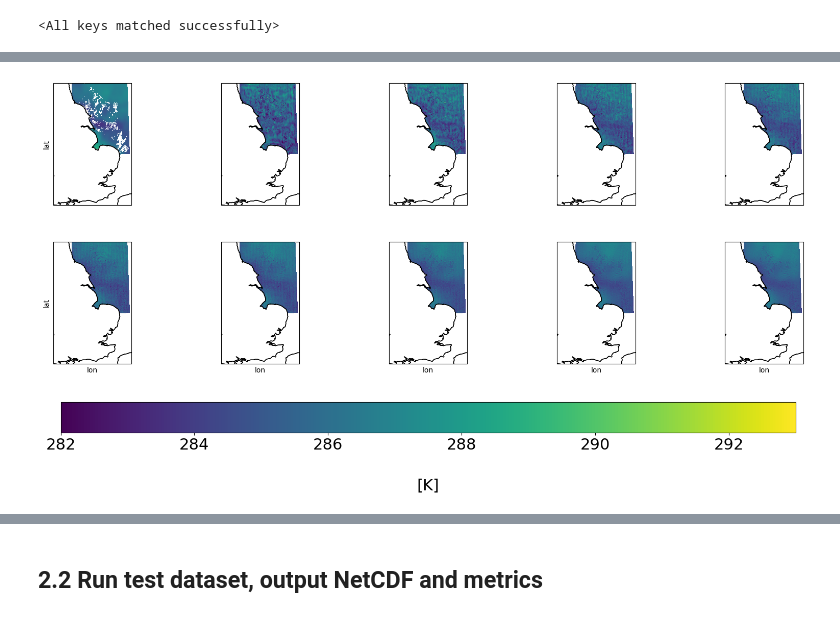
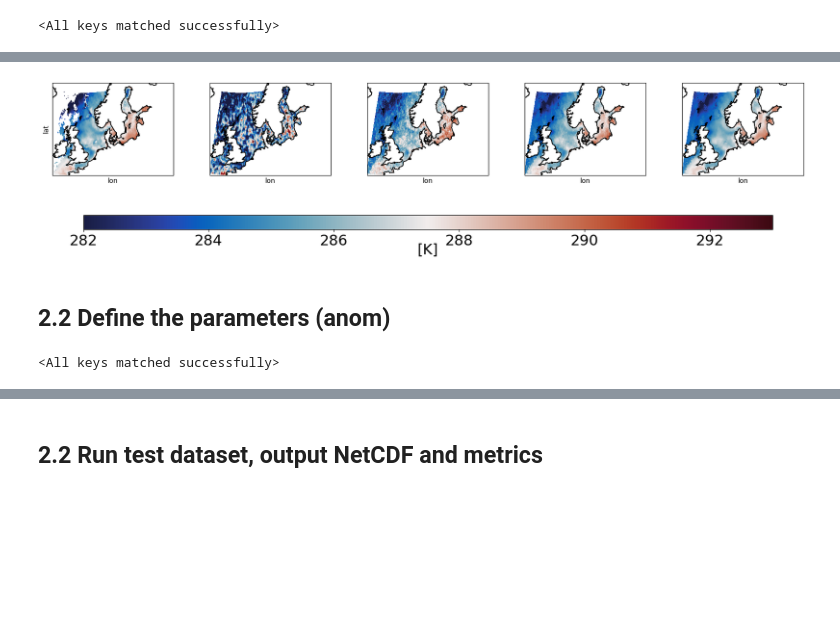
Before and after one commit to CIA-Oceanix/4dvarnet-starter, a Jupyter notebook: Notebook_DMI/Notebook_DMI_MS.ipynb, the cells around one changed output, grey strips where cells are left out. Saved outputs shown, nothing was run; the diff lists cells and outputs as text; code cells hidden in the pictures; blank space fills up the shorter version.

```diff
--- a/Notebook_DMI/Notebook_DMI_MS.ipynb
+++ b/Notebook_DMI/Notebook_DMI_MS.ipynb
@@ -372,19 +379,19 @@ class GradSolver_wgeo(GradSolver):
         return state[0], states
 # %%
 # state only
-"""
-solver = GradSolver_wgeo(n_step=10,
+
+solver_wgeo = GradSolver_wgeo(n_step=15,
                      lr_grad=1e-3,
-                      prior_cost = BilinAEPriorCost_wgeo(dim_in=7,dim_hidden=32,
+                      prior_cost = BilinAEPriorCost_wgeo(dim_in=7,dim_hidden=64,
                                                     bilin_quad=False,downsamp=2),
                       obs_cost = BaseObsCost(),
-                      grad_mod = ConvLstmGradModel(dim_in=7,dim_hidden=48)).to(device)
-"""
+                      grad_mod = ConvLstmGradModel(dim_in=7,dim_hidden=96)).to(device)
+
 # state only
-solver = GradSolver(n_step=10,
+solver = GradSolver(n_step=15,
                      lr_grad=1e-3,
-                      prior_cost = BilinAEPriorCost(dim_in=7,dim_hidden=32,
+                      prior_cost = BilinAEPriorCost(dim_in=7,dim_hidden=64,
                                                     bilin_quad=False,downsamp=2),
                       obs_cost = BaseObsCost(),
-                      grad_mod = ConvLstmGradModel(dim_in=7,dim_hidden=64)).to(device)
+                      grad_mod = ConvLstmGradModel(dim_in=7,dim_hidden=96)).to(device)
 # %% [markdown]
@@ -434,15 +440,14 @@ def weighted_mse(err, weight):
     loss = F.mse_loss(err_w[err_num], torch.zeros_like(err_w[err_num]))
     return loss
 # %%
-#ckpt = torch.load('/homes/m19beauc/4dvarnet-starter/ckpt/sst_dmi_all_baltic_wgeo_linweight.ckpt', map_location=device)
-ckpt = torch.load('/homes/m19beauc/4dvarnet-starter/ckpt/sst_dmi_baltic_dm3.ckpt', map_location=device)
+ckpt = torch.load('/homes/m19beauc/4dvarnet-starter/ckpt/sst_dmi_baltic_rzf10.ckpt', map_location=device)
 solver_weights = {k[7:]: v for k, v in ckpt["state_dict"].items() if k.startswith("solver.")}
 solver.load_state_dict(solver_weights)
 # %% [output]
 <All keys matched successfully>
 # %%
-k=56
-test_batch = next(itertools.islice(test_dataloader, k, None))
+k=1
+test_batch = next(itertools.islice(test_dataloader_coarse, k, None))
 test_batch_ = test_batch
 test_batch_ = test_batch_._replace(input=test_batch_.input.nan_to_num().to(device))
 test_batch_ = test_batch_._replace(tgt=test_batch_.tgt.nan_to_num().to(device))
@@ -454,7 +459,8 @@ test_batch_ = test_batch_._replace(mask=test_batch_.mask.nan_to_num().to(device)
 # 4DVarNets scheme
 out = solver(test_batch_)
 # %%
-coords = datamodule.test_ds.get_coords()
+import cmocean as cmo
+coords = datamodule_coarse.test_ds.get_coords()
 m, s = [283.8052,4.2381434]
 solver_steps = torch.stack(out[1],dim=0).detach().cpu().numpy()*s+m
 solver_steps[0] = test_batch.input.detach().cpu().numpy()*s+m
@@ -466,6 +472,7 @@ p = xr.Dataset(data_vars={'sst':(('time','lat','lon'),test_batch.input[0,:,:,:].
                    'lat':coords[2*k].lat}).sst.plot(transform=ccrs.PlateCarree(),
                                                    col='time',col_wrap=7,
                                                    vmin=282, vmax=293,
+                                                   cmap=cmo.cm.balance,
                                                    #aspect=datamodule.input_da.dims['lon'] / datamodule.input_da.dims['lat'],
                                                    #subplot_kws={'projection': ccrs.Orthographic(0, 45)})
                                                    subplot_kws={'projection': map_proj},
@@ -498,43 +505,45 @@ plt.subplots_adjust(wspace=0.1)
 # %%
-coords = datamodule.test_ds.get_coords()
+coords = datamodule_coarse.test_ds.get_coords()
 m, s = [283.8052,4.2381434]
 solver_steps = torch.stack(out[1],dim=0).detach().cpu().numpy()*s+m
 solver_steps[0] = test_batch.input.detach().cpu().numpy()*s+m
-solver_steps[:,:,:,0:100,:] = np.nan
-solver_steps[:,:,:,:,0:50] = np.nan
+#solver_steps[:,:,:,0:100,:] = np.nan
+#solver_steps[:,:,:,:,0:50] = np.nan
 
-# datamodule.train_ds[0].input has shape (15, 240, 240)
-p = xr.Dataset(data_vars={'sst':(('steps','lat','lon'),solver_steps[:,0,6,:,:])},
-           coords={'steps':np.arange(10),
+p = xr.Dataset(data_vars={'sst':(('steps','lat','lon'),solver_steps[[0,1,4,8,14],0,6,:,:])},
+           coords={'steps':np.arange(5),
                    'lon':coords[2*k].lon,
                    'lat':coords[2*k].lat}).sst.plot(transform=ccrs.PlateCarree(),
                                                    col='steps',col_wrap=5,
                                                    vmin=282, vmax=293,
+                                                   cmap=cmo.cm.balance,
                                                    #aspect=datamodule.input_da.dims['lon'] / datamodule.input_da.dims['lat'],
                                                    #subplot_kws={'projection': ccrs.Orthographic(0, 45)})
                                                    subplot_kws={'projection': map_proj},
                                                    add_colorbar=False)
 
 mappable = p.axes[0][0].collections[0]
 cax = plt.axes([0.05, -0.2, 0.9, 0.1])
 cbar1 = plt.colorbar(mappable, cax=cax, orientation='horizontal')
 cbar1.ax.tick_params(labelsize=22,axis="both")
 cbar1.ax.set_title("[K]",fontsize=22,y=-2)
 
 plt.subplots_adjust(wspace=.3,hspace=.3)
 for ax in p.axes.flat:
     ax.set_title('')
     ax.set_xticks([])
     ax.set_xticklabels([])
     ax.set_yticks([])
     ax.set_yticklabels([])
     ax.coastlines()
     ax.add_feature(cartopy.feature.LAND, zorder=1, edgecolor='black',facecolor="white")
     ax.set_global()
     #ax.gridlines(draw_labels=True)
     ax.set_extent([np.min(coords[2*k].lon),
                    np.max(coords[2*k].lon),
                    np.min(coords[2*k].lat),
                    np.max(coords[2*k].lat)], crs=ccrs.PlateCarree())
 # %% [output]
-[figure, old version]
+[figure, new version]
+# %% [markdown]
+## 2.2 Define the parameters (anom)
@@ -540,0 +593,6 @@ for ax in p.axes.flat:
+# %%
+ckpt = torch.load('/homes/m19beauc/4dvarnet-starter/ckpt/sst_dmi_baltic_wcoarse_wgeo.ckpt', map_location=device)
+solver_weights = {k[7:]: v for k, v in ckpt["state_dict"].items() if k.startswith("solver.")}
+solver_wgeo.load_state_dict(solver_weights)
+# %% [output]
+<All keys matched successfully>
```
Also changed, not shown: parts of 23 cells of this notebook, 22 other files.
